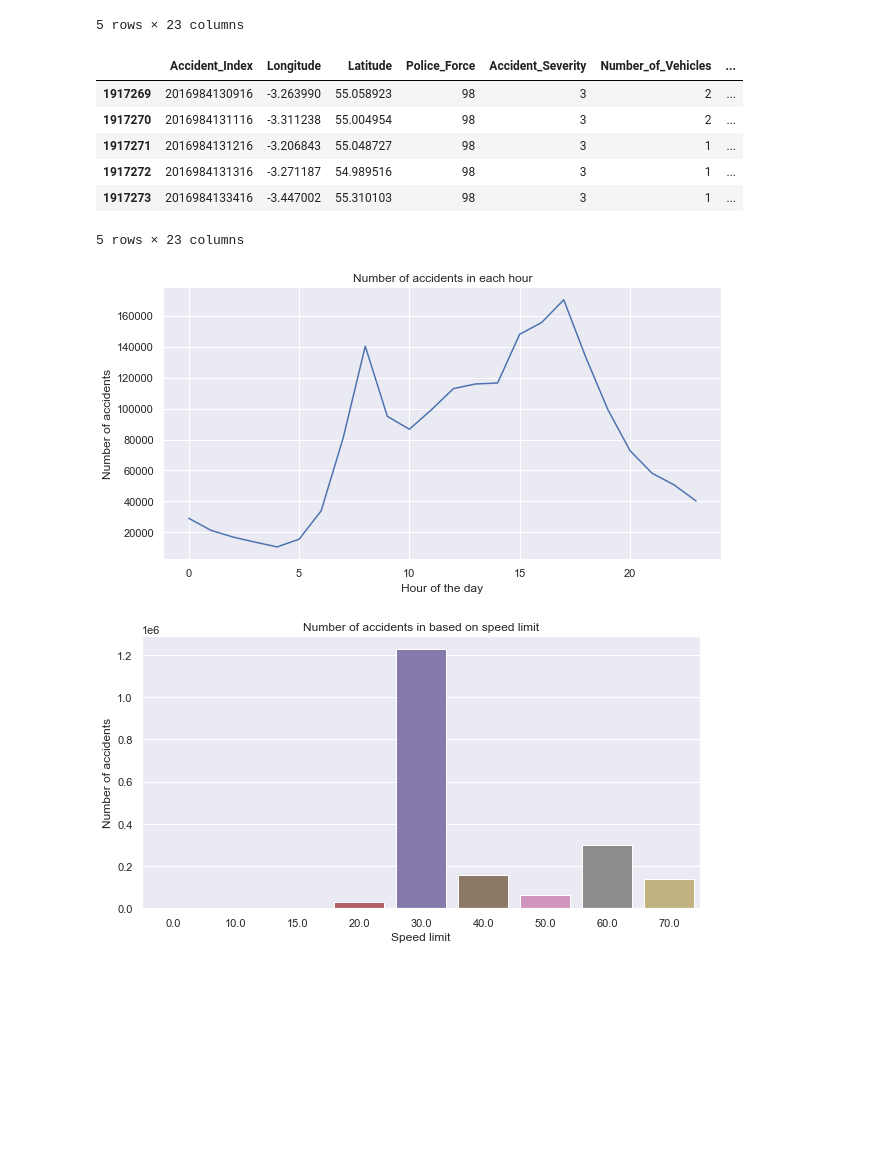
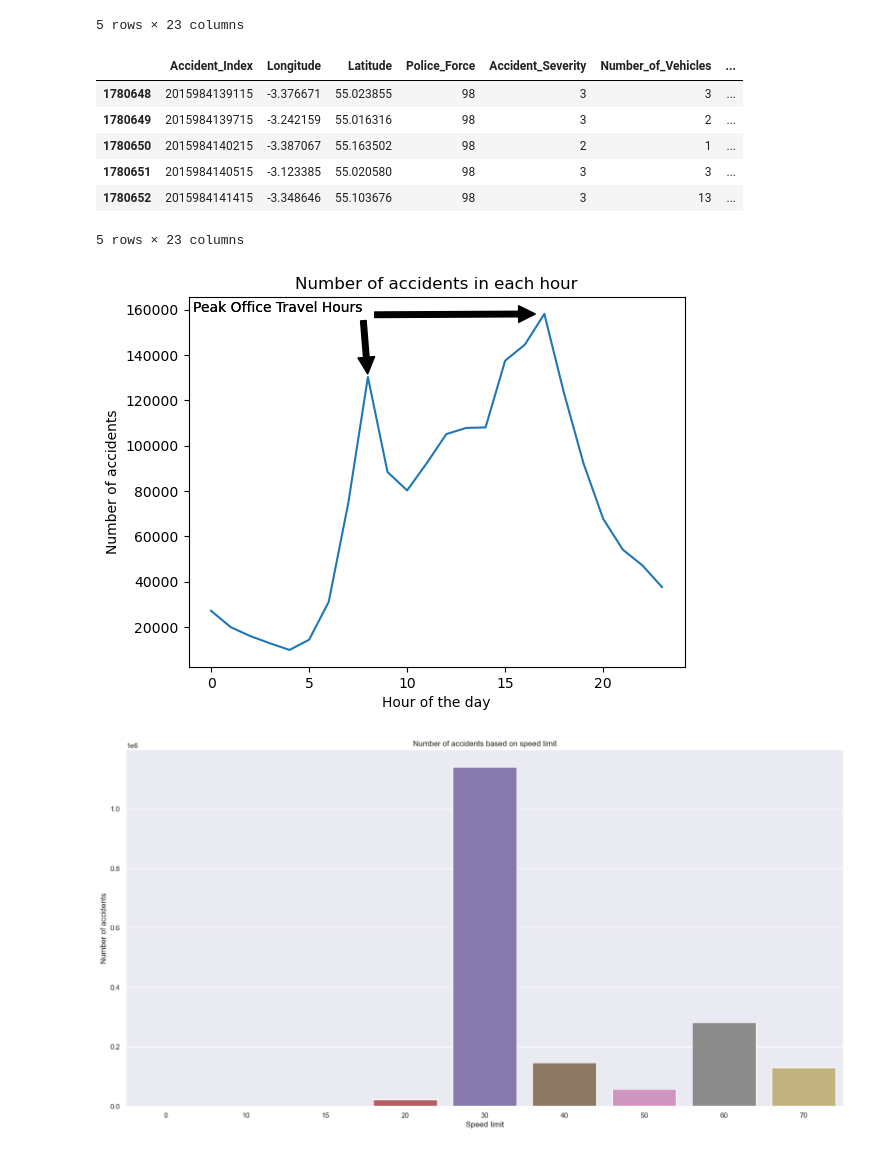
Before and after one commit to mainaliayush/Senior-Project, a Jupyter notebook: src/UK_ACCIDENT_DATA.ipynb, the cells around one changed output. Drawn from its saved outputs; the diff is of its cells as text; code cells hidden in the pictures; blank space fills up the shorter version.

```diff
--- a/src/UK_ACCIDENT_DATA.ipynb
+++ b/src/UK_ACCIDENT_DATA.ipynb
@@ -7,7 +7,7 @@ import seaborn as sns
 import matplotlib.pyplot as plt
 # %%
 #Reading Data from CSV file
-accidents = pd.read_csv("../data/acc2005_2016.csv")
+accidents = pd.read_csv("./data/accidents.csv")
 accidents.head()
 # %% [output]
 |  | Accident_Index | Location_Easting_OSGR | Location_Northing_OSGR | Longitude | Latitude | Police_Force | ... |
@@ -39,11 +39,11 @@ Did_Police_Officer_Attend_Scene_of_Accident      int64
 LSOA_of_Accident_Location                       object
 dtype: object
 # %%
-#Dropping Variable of No use.
+# #Dropping Variable of No use.
 accidents.drop(['Location_Easting_OSGR', 'Location_Northing_OSGR','LSOA_of_Accident_Location',
-                'Junction_Control', 'Local_Authority_.District.', 'Local_Authority_.Highway.',
-                'X1st_Road_Class', 'X1st_Road_Number', 'X2nd_Road_Class', 'X2nd_Road_Number',
-                 'Pedestrian_Crossing.Human_Control', 'Pedestrian_Crossing.Physical_Facilities'
+                'Junction_Control', 'Local_Authority_(District)', 'Local_Authority_(Highway)',
+                '1st_Road_Class', '1st_Road_Number', '2nd_Road_Class', '2nd_Road_Number',
+                 'Pedestrian_Crossing-Human_Control', 'Pedestrian_Crossing-Physical_Facilities'
                ], axis=1, inplace=True)
 # %%
 #Converting to DateTime format.
@@ -174,22 +174,30 @@ accidents.head()
 accidents.tail(5)
 # %% [output]
 |  | Accident_Index | Longitude | Latitude | Police_Force | Accident_Severity | Number_of_Vehicles | ... |
-| 1917269 | 2016984130916 | -3.263990 | 55.058923 | 98 | 3 | 2 | ... |
-| 1917270 | 2016984131116 | -3.311238 | 55.004954 | 98 | 3 | 2 | ... |
-| 1917271 | 2016984131216 | -3.206843 | 55.048727 | 98 | 3 | 1 | ... |
-| 1917272 | 2016984131316 | -3.271187 | 54.989516 | 98 | 3 | 1 | ... |
-| 1917273 | 2016984133416 | -3.447002 | 55.310103 | 98 | 3 | 1 | ... |
+| 1780648 | 2015984139115 | -3.376671 | 55.023855 | 98 | 3 | 3 | ... |
+| 1780649 | 2015984139715 | -3.242159 | 55.016316 | 98 | 3 | 2 | ... |
+| 1780650 | 2015984140215 | -3.387067 | 55.163502 | 98 | 2 | 1 | ... |
+| 1780651 | 2015984140515 | -3.123385 | 55.020580 | 98 | 3 | 3 | ... |
+| 1780652 | 2015984141415 | -3.348646 | 55.103676 | 98 | 3 | 13 | ... |
 5 rows × 23 columns
 # %%
 sns.lineplot(
     data=accidents.groupby(['Hours']).size().reset_index(name='count'),
     x='Hours', y='count')
 plt.xlabel("Hour of the day")
 plt.ylabel("Number of accidents")
 plt.title("Number of accidents in each hour")
+plt.annotate('Peak Office Travel Hours', xy=(8, 130305), xycoords='data',
+            xytext=(0.01, .99), textcoords='axes fraction',
+            va='top', ha='left',
+            arrowprops=dict(facecolor='black', shrink=0.05))
+plt.annotate('Peak Office Travel Hours', xy=(17, 158132), xycoords='data',
+            xytext=(0.01, .99), textcoords='axes fraction',
+            va='top', ha='left',
+            arrowprops=dict(facecolor='black', shrink=0.05))
 plt.show()
 # %% [output]
-[figure, old version]
+[figure, new version]
 # %%
 sns.countplot(data=accidents, x="Speed_limit")
 plt.xlabel("Speed limit")
@@ -197,7 +205,7 @@ plt.ylabel("Number of accidents")
 plt.title("Number of accidents based on speed limit")
 plt.show()
 # %% [output]
-[figure, old version]
+[figure, new version]
 # %%
 sns.set(rc={'figure.figsize':(20,10)})
 
```
Also changed, not shown: parts of 18 cells of this notebook.
